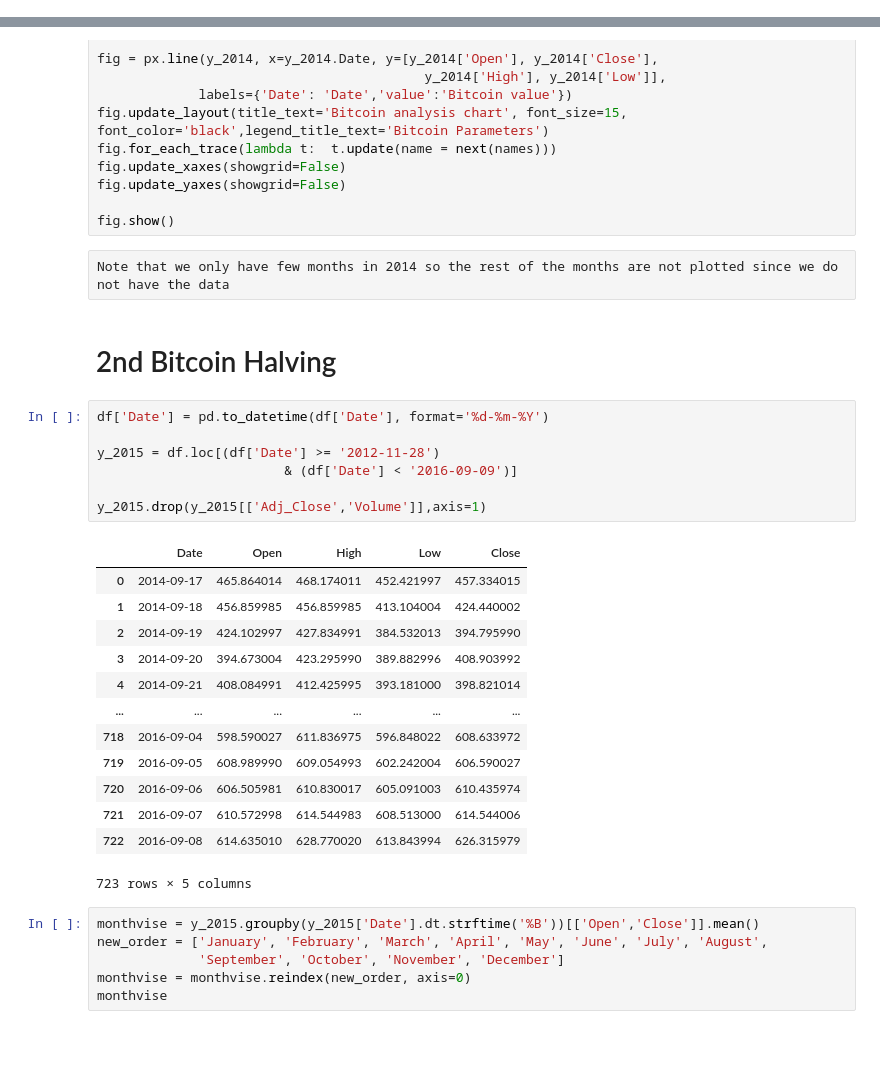
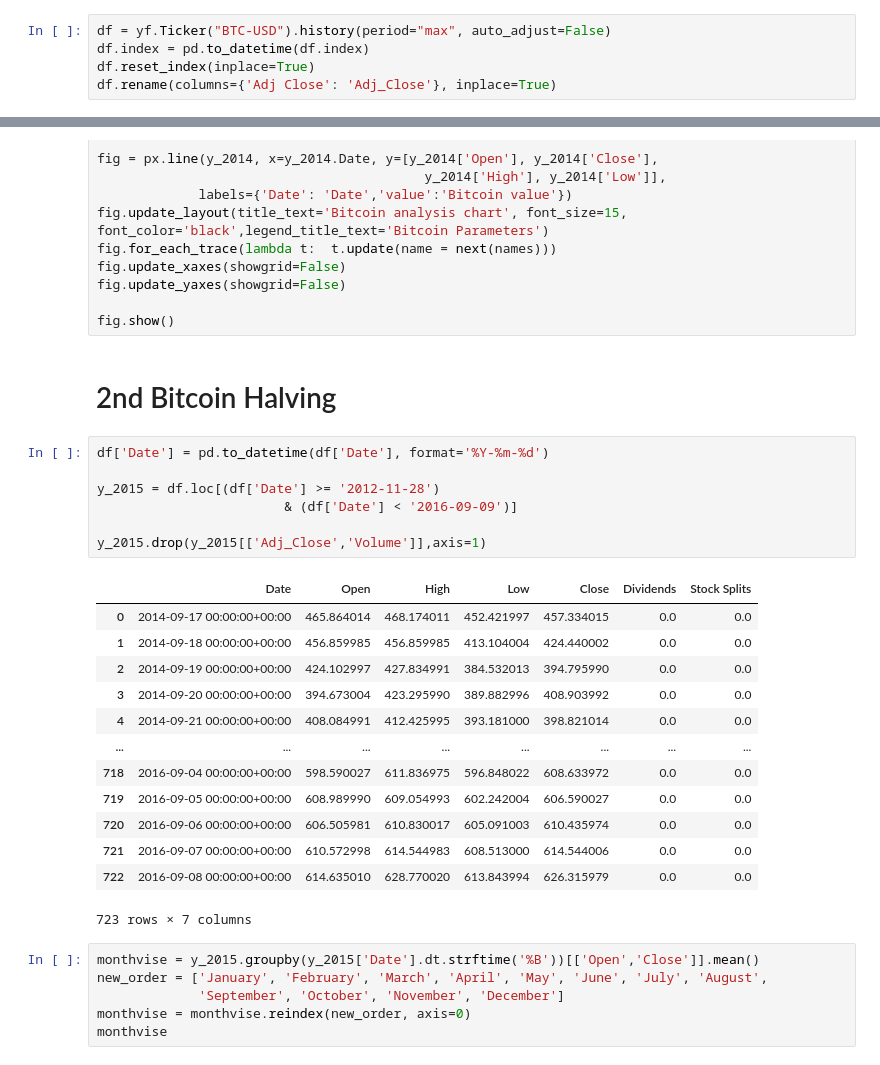
Before and after one commit to faathuurrr/Forecasting-Bitcoin-Price, a Jupyter notebook: bitcoin-price-prediction-using-lstm.ipynb, the cells around one changed output, grey strips where cells are left out. Cells and saved outputs as stored; diff of their text form.

```diff
--- a/bitcoin-price-prediction-using-lstm.ipynb
+++ b/bitcoin-price-prediction-using-lstm.ipynb
@@ -28,3 +28,8 @@ df=pd.read_csv('Data/BTC_USD1_cleaned.csv',delimiter=',')
+# %%
+df = yf.Ticker("BTC-USD").history(period="max", auto_adjust=False)
+df.index = pd.to_datetime(df.index)
+df.reset_index(inplace=True)
+df.rename(columns={'Adj Close': 'Adj_Close'}, inplace=True)
 # %%
 print('Total number of days present in the dataset: ',df.shape[0])
 print('Total number of fields present in the dataset: ',df.shape[1])
@@ -217,31 +220,29 @@ fig.update_xaxes(showgrid=False)
 fig.update_yaxes(showgrid=False)
 
 fig.show()
-# %% [raw]
-Note that we only have few months in 2014 so the rest of the months are not plotted since we do not have the data
 # %% [markdown]
 # 2nd Bitcoin Halving
 # %%
-df['Date'] = pd.to_datetime(df['Date'], format='%d-%m-%Y')
+df['Date'] = pd.to_datetime(df['Date'], format='%Y-%m-%d')
 
 y_2015 = df.loc[(df['Date'] >= '2012-11-28')
                         & (df['Date'] < '2016-09-09')]
 
 y_2015.drop(y_2015[['Adj_Close','Volume']],axis=1)
 # %% [output]
-|  | Date | Open | High | Low | Close |
-| 0 | 2014-09-17 | 465.864014 | 468.174011 | 452.421997 | 457.334015 |
-| 1 | 2014-09-18 | 456.859985 | 456.859985 | 413.104004 | 424.440002 |
-| 2 | 2014-09-19 | 424.102997 | 427.834991 | 384.532013 | 394.795990 |
-| 3 | 2014-09-20 | 394.673004 | 423.295990 | 389.882996 | 408.903992 |
-| 4 | 2014-09-21 | 408.084991 | 412.425995 | 393.181000 | 398.821014 |
-| ... | ... | ... | ... | ... | ... |
-| 718 | 2016-09-04 | 598.590027 | 611.836975 | 596.848022 | 608.633972 |
-| 719 | 2016-09-05 | 608.989990 | 609.054993 | 602.242004 | 606.590027 |
-| 720 | 2016-09-06 | 606.505981 | 610.830017 | 605.091003 | 610.435974 |
-| 721 | 2016-09-07 | 610.572998 | 614.544983 | 608.513000 | 614.544006 |
-| 722 | 2016-09-08 | 614.635010 | 628.770020 | 613.843994 | 626.315979 |
+|  | Date | Open | High | Low | Close | Dividends | Stock Splits |
+| 0 | 2014-09-17 00:00:00+00:00 | 465.864014 | 468.174011 | 452.421997 | 457.334015 | 0.0 | 0.0 |
+| 1 | 2014-09-18 00:00:00+00:00 | 456.859985 | 456.859985 | 413.104004 | 424.440002 | 0.0 | 0.0 |
+| 2 | 2014-09-19 00:00:00+00:00 | 424.102997 | 427.834991 | 384.532013 | 394.795990 | 0.0 | 0.0 |
+| 3 | 2014-09-20 00:00:00+00:00 | 394.673004 | 423.295990 | 389.882996 | 408.903992 | 0.0 | 0.0 |
+| 4 | 2014-09-21 00:00:00+00:00 | 408.084991 | 412.425995 | 393.181000 | 398.821014 | 0.0 | 0.0 |
+| ... | ... | ... | ... | ... | ... | ... | ... |
+| 718 | 2016-09-04 00:00:00+00:00 | 598.590027 | 611.836975 | 596.848022 | 608.633972 | 0.0 | 0.0 |
+| 719 | 2016-09-05 00:00:00+00:00 | 608.989990 | 609.054993 | 602.242004 | 606.590027 | 0.0 | 0.0 |
+| 720 | 2016-09-06 00:00:00+00:00 | 606.505981 | 610.830017 | 605.091003 | 610.435974 | 0.0 | 0.0 |
+| 721 | 2016-09-07 00:00:00+00:00 | 610.572998 | 614.544983 | 608.513000 | 614.544006 | 0.0 | 0.0 |
+| 722 | 2016-09-08 00:00:00+00:00 | 614.635010 | 628.770020 | 613.843994 | 626.315979 | 0.0 | 0.0 |
-723 rows × 5 columns
+723 rows × 7 columns
 # %%
 monthvise = y_2015.groupby(y_2015['Date'].dt.strftime('%B'))[['Open','Close']].mean()
 new_order = ['January', 'February', 'March', 'April', 'May', 'June', 'July', 'August',
```
Also changed, not shown: parts of 48 cells of this notebook, 8 other files.
